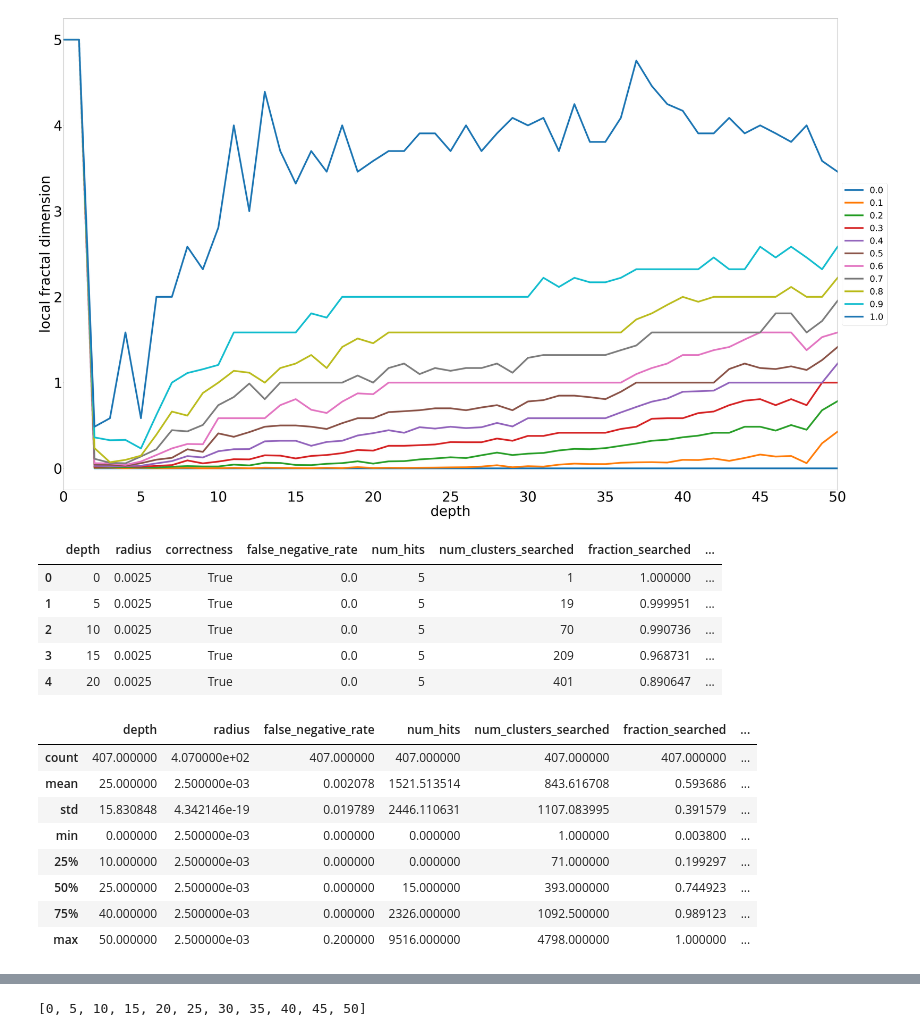
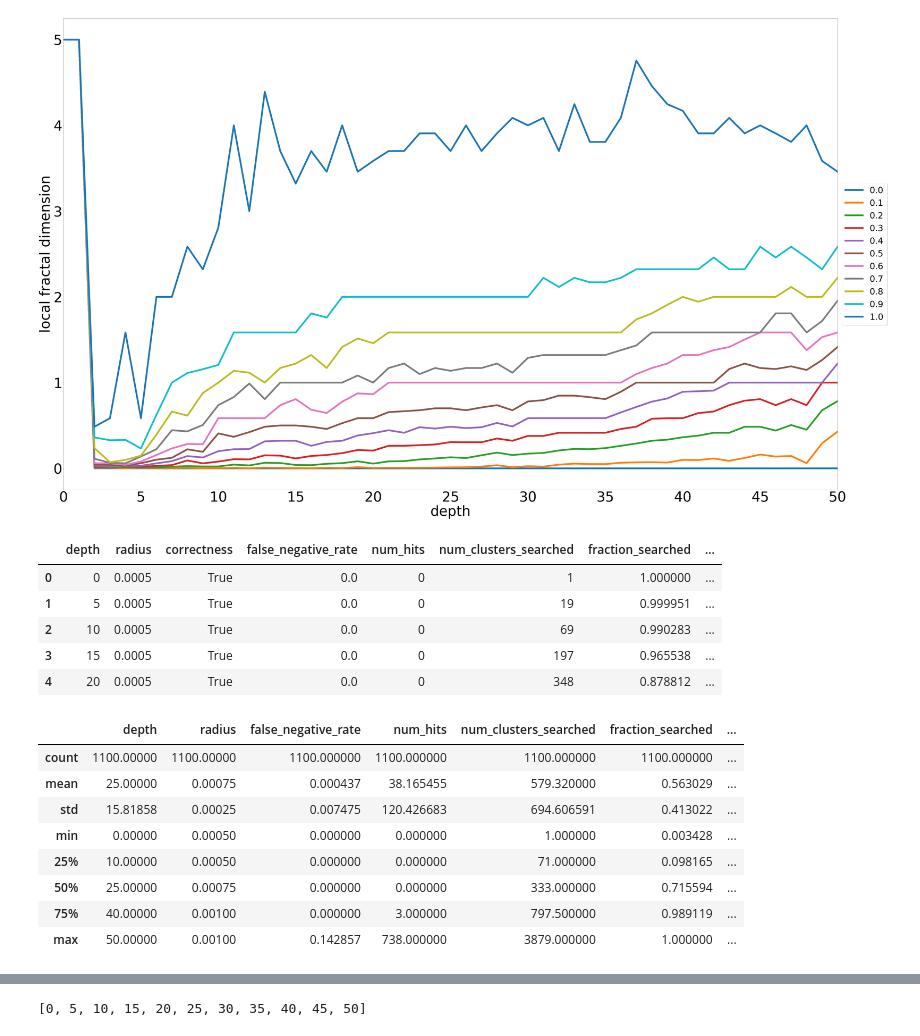
Before and after one commit to nishaq503/CHESS, a Jupyter notebook: data_vis.ipynb, the cells around one changed output, grey strips where cells are left out. Saved outputs shown, nothing was run; the diff lists cells and outputs as text; code cells hidden in the pictures.

```diff
--- a/data_vis.ipynb
+++ b/data_vis.ipynb
@@ -136,41 +136,40 @@ num_queries = 37
 # %%
 raw_data = pd.read_csv(
     f'logs/search_benchmarks_{dataset}_{metric}.csv',
     dtype={
         'depth': int,
         'radius': np.float64,
         'correctness': bool,
         'false_negative_rate': np.float64,
         'num_hits': int,
         'num_clusters_searched': int,
         'fraction_searched': np.float64,
         'df_calls_made': int,
         'linear_time': np.float64,
         'chess_time': np.float64,
         'speedup_factor': np.float64,
     }
 )
-raw_data = raw_data[:407]
 raw_data.head()
 # %% [output]
 |  | depth | radius | correctness | false_negative_rate | num_hits | num_clusters_searched | fraction_searched | ... |
-| 0 | 0 | 0.0025 | True | 0.0 | 5 | 1 | 1.000000 | ... |
-| 1 | 5 | 0.0025 | True | 0.0 | 5 | 19 | 0.999951 | ... |
-| 2 | 10 | 0.0025 | True | 0.0 | 5 | 70 | 0.990736 | ... |
-| 3 | 15 | 0.0025 | True | 0.0 | 5 | 209 | 0.968731 | ... |
-| 4 | 20 | 0.0025 | True | 0.0 | 5 | 401 | 0.890647 | ... |
+| 0 | 0 | 0.0005 | True | 0.0 | 0 | 1 | 1.000000 | ... |
+| 1 | 5 | 0.0005 | True | 0.0 | 0 | 19 | 0.999951 | ... |
+| 2 | 10 | 0.0005 | True | 0.0 | 0 | 69 | 0.990283 | ... |
+| 3 | 15 | 0.0005 | True | 0.0 | 0 | 197 | 0.965538 | ... |
+| 4 | 20 | 0.0005 | True | 0.0 | 0 | 348 | 0.878812 | ... |
 # %%
 raw_data.describe()
 # %% [output]
 |  | depth | radius | false_negative_rate | num_hits | num_clusters_searched | fraction_searched | ... |
-| count | 407.000000 | 4.070000e+02 | 407.000000 | 407.000000 | 407.000000 | 407.000000 | ... |
-| mean | 25.000000 | 2.500000e-03 | 0.002078 | 1521.513514 | 843.616708 | 0.593686 | ... |
-| std | 15.830848 | 4.342146e-19 | 0.019789 | 2446.110631 | 1107.083995 | 0.391579 | ... |
-| min | 0.000000 | 2.500000e-03 | 0.000000 | 0.000000 | 1.000000 | 0.003800 | ... |
-| 25% | 10.000000 | 2.500000e-03 | 0.000000 | 0.000000 | 71.000000 | 0.199297 | ... |
-| 50% | 25.000000 | 2.500000e-03 | 0.000000 | 15.000000 | 393.000000 | 0.744923 | ... |
-| 75% | 40.000000 | 2.500000e-03 | 0.000000 | 2326.000000 | 1092.500000 | 0.989123 | ... |
-| max | 50.000000 | 2.500000e-03 | 0.200000 | 9516.000000 | 4798.000000 | 1.000000 | ... |
+| count | 1100.00000 | 1100.00000 | 1100.000000 | 1100.000000 | 1100.000000 | 1100.000000 | ... |
+| mean | 25.00000 | 0.00075 | 0.000437 | 38.165455 | 579.320000 | 0.563029 | ... |
+| std | 15.81858 | 0.00025 | 0.007475 | 120.426683 | 694.606591 | 0.413022 | ... |
+| min | 0.00000 | 0.00050 | 0.000000 | 0.000000 | 1.000000 | 0.003428 | ... |
+| 25% | 10.00000 | 0.00050 | 0.000000 | 0.000000 | 71.000000 | 0.098165 | ... |
+| 50% | 25.00000 | 0.00075 | 0.000000 | 0.000000 | 333.000000 | 0.715594 | ... |
+| 75% | 40.00000 | 0.00100 | 0.000000 | 3.000000 | 797.500000 | 0.989119 | ... |
+| max | 50.00000 | 0.00100 | 0.142857 | 738.000000 | 3879.000000 | 1.000000 | ... |
 # %%
 total_linear_time = raw_data.linear_time.sum() / (raw_data.shape[0] / num_queries)
 total_chess_time = raw_data.chess_time.sum()
```
Also changed, not shown: parts of 7 cells of this notebook.
